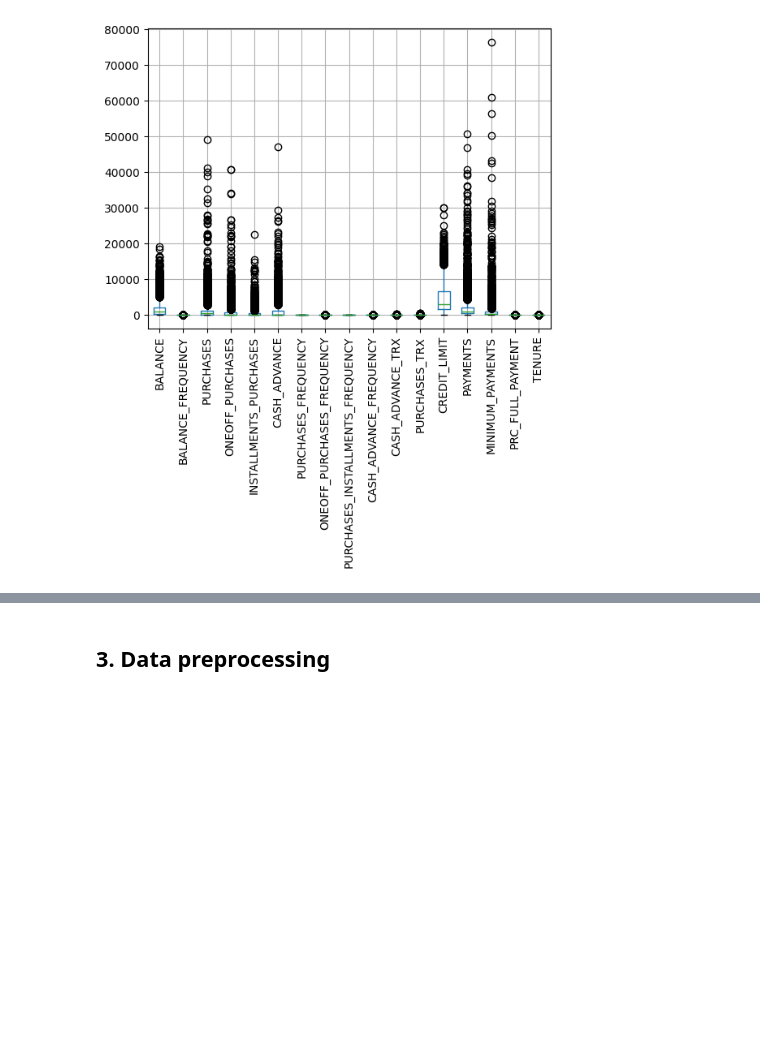
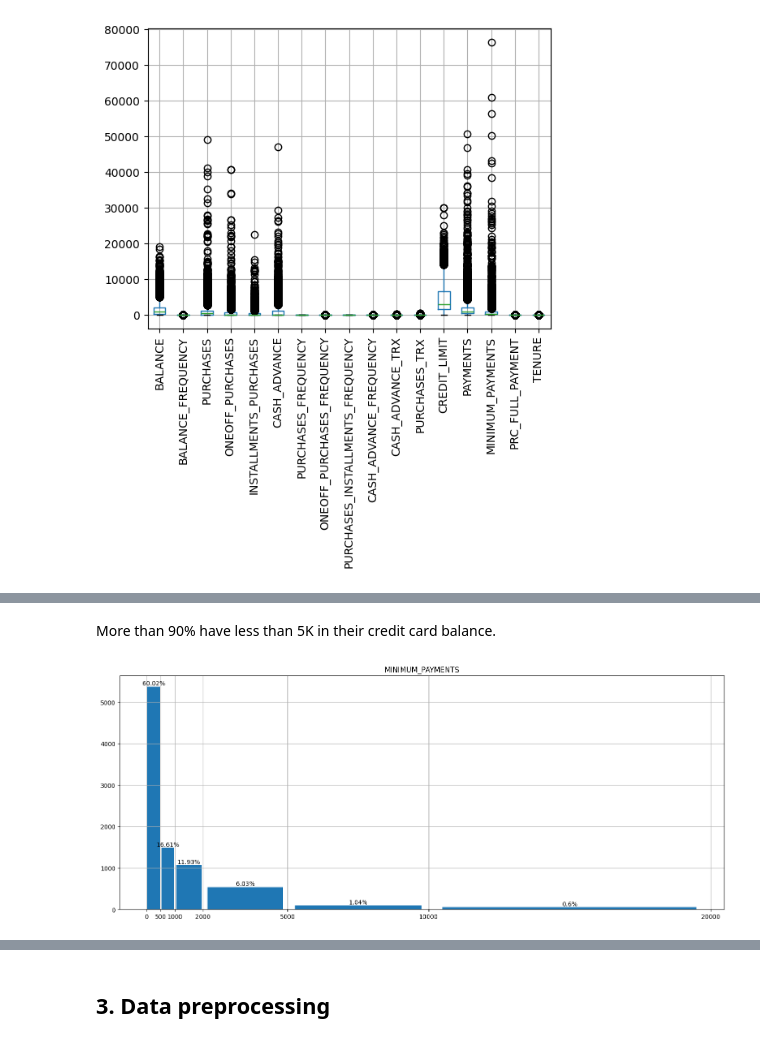
Before and after one commit to ahmedelmetwally74/Credit-Card-Data-Clustering-Unsupervised-M.L-Project, a Jupyter notebook: Credit Card Data Clustering - Unsupervised M.L Project.ipynb, the cells around one changed output, grey strips where cells are left out. Cells and saved outputs as stored; diff of their text form; code cells hidden in the pictures; blank space fills up the shorter version.

```diff
--- a/Credit Card Data Clustering - Unsupervised M.L Project.ipynb
+++ b/Credit Card Data Clustering - Unsupervised M.L Project.ipynb
@@ -163,0 +198,6 @@ plt.show()
+# %% [markdown]
+More than 90% have less than 5K in their credit card balance.
+# %%
+Bar(df,"MINIMUM_PAYMENTS",[0,500,1000,2000,5000,10000,20000])
+# %% [output]
+[figure, added]
```
Also changed, not shown: parts of 28 cells of this notebook.
